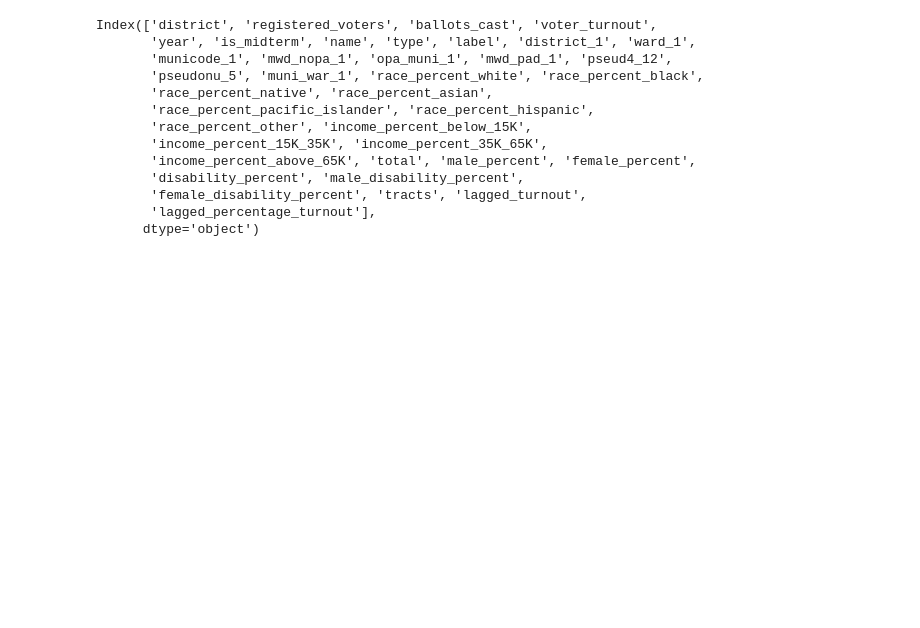
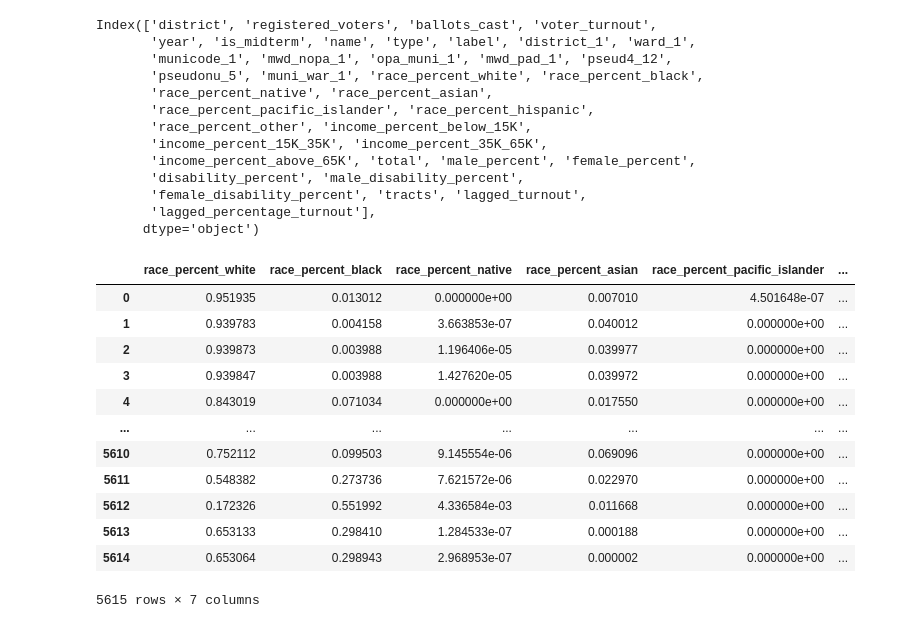
Before and after one commit to rajaxar/da_project, a Jupyter notebook: predict_turnout.ipynb, the cells around one changed output. Saved outputs shown, nothing was run; the diff lists cells and outputs as text; code cells hidden in the pictures; blank space fills up the shorter version.

```diff
--- a/predict_turnout.ipynb
+++ b/predict_turnout.ipynb
@@ -233,6 +233,25 @@ Index(['district', 'registered_voters', 'ballots_cast', 'voter_turnout',
        'female_disability_percent', 'tracts', 'lagged_turnout',
        'lagged_percentage_turnout'],
       dtype='object')
+# %%
+data[['race_percent_white', 'race_percent_black',
+       'race_percent_native', 'race_percent_asian',
+       'race_percent_pacific_islander', 'race_percent_hispanic',
+       'race_percent_other']]
+# %% [output]
+|  | race_percent_white | race_percent_black | race_percent_native | race_percent_asian | race_percent_pacific_islander | ... |
+| 0 | 0.951935 | 0.013012 | 0.000000e+00 | 0.007010 | 4.501648e-07 | ... |
+| 1 | 0.939783 | 0.004158 | 3.663853e-07 | 0.040012 | 0.000000e+00 | ... |
+| 2 | 0.939873 | 0.003988 | 1.196406e-05 | 0.039977 | 0.000000e+00 | ... |
+| 3 | 0.939847 | 0.003988 | 1.427620e-05 | 0.039972 | 0.000000e+00 | ... |
+| 4 | 0.843019 | 0.071034 | 0.000000e+00 | 0.017550 | 0.000000e+00 | ... |
+| ... | ... | ... | ... | ... | ... | ... |
+| 5610 | 0.752112 | 0.099503 | 9.145554e-06 | 0.069096 | 0.000000e+00 | ... |
+| 5611 | 0.548382 | 0.273736 | 7.621572e-06 | 0.022970 | 0.000000e+00 | ... |
+| 5612 | 0.172326 | 0.551992 | 4.336584e-03 | 0.011668 | 0.000000e+00 | ... |
+| 5613 | 0.653133 | 0.298410 | 1.284533e-07 | 0.000188 | 0.000000e+00 | ... |
+| 5614 | 0.653064 | 0.298943 | 2.968953e-07 | 0.000002 | 0.000000e+00 | ... |
+5615 rows × 7 columns
 # %%
 data_2026 = []
 
```
Also changed, not shown: parts of 6 cells of this notebook, 3 other files.
